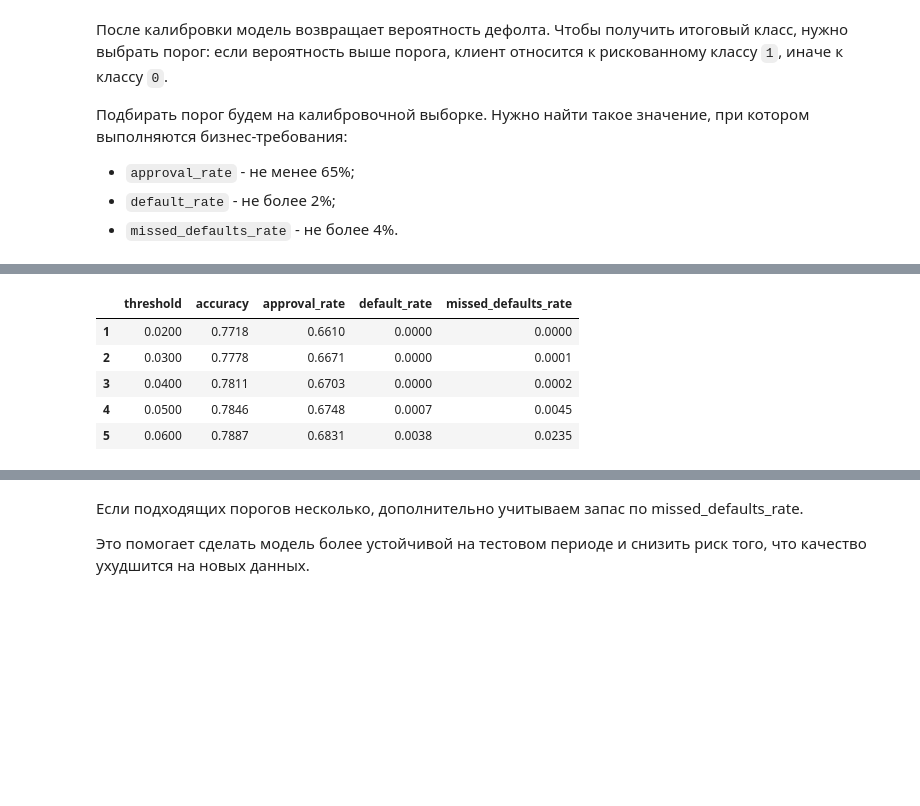
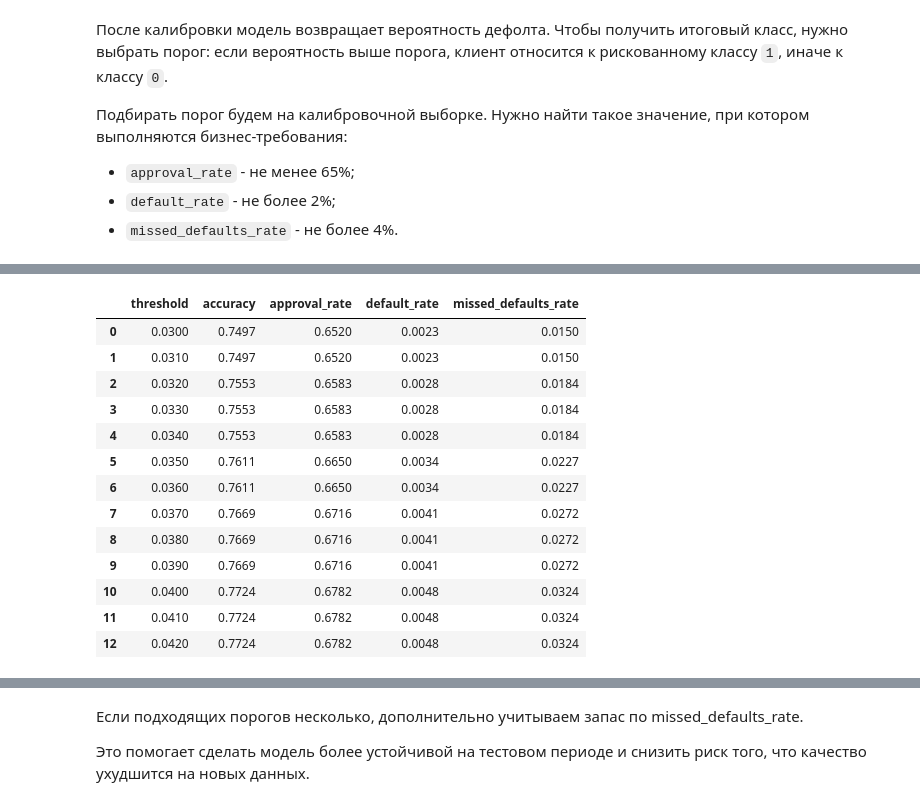
Before and after one commit to lamajker/DS_YP_Behavioral_Scoring_Default_Prediction, a Jupyter notebook: DS_YP_Behavioral_Scoring_Default_Prediction_Melnikov.ipynb, the cells around one changed output, grey strips where cells are left out. Saved outputs shown, nothing was run; the diff lists cells and outputs as text; code cells hidden in the pictures; blank space fills up the shorter version.

```diff
--- a/DS_YP_Behavioral_Scoring_Default_Prediction_Melnikov.ipynb
+++ b/DS_YP_Behavioral_Scoring_Default_Prediction_Melnikov.ipynb
@@ -2179,5 +2554,7 @@ print(f'Булевы признаки: {len(bool_features)}')
 # %%
 # Пайплайн предобработки признаков
+# Пропуски были обработаны заранее при сборке витрины:
+# для новых клиентов добавлены индикаторы отсутствия истории, а сами пропуски заполнены нулями без использования будущих данных
 
 preprocessor = ColumnTransformer(
     transformers=[
@@ -2185,7 +2562,6 @@ preprocessor = ColumnTransformer(
             'num',
             Pipeline(
                 steps=[
-                    ('imputer', SimpleImputer(strategy='median')),
                     ('scaler', StandardScaler())
                 ]
             ),
@@ -2195,8 +2571,14 @@ preprocessor = ColumnTransformer(
             'cat',
             Pipeline(
                 steps=[
-                    ('imputer', SimpleImputer(strategy='most_frequent')),
-                    ('encoder', OneHotEncoder(handle_unknown='ignore', drop='first', sparse_output=False))
+                    (
+                        'encoder',
+                        OneHotEncoder(
+                            handle_unknown='ignore',
+                            drop='first',
+                            sparse_output=False
+                        )
+                    )
                 ]
             ),
             cat_features
@@ -2222,10 +2676,19 @@ def build_pipeline(model):
 
 
 def build_imb_pipeline(model):
+
     return ImbPipeline(
         steps=[
             ('preprocessing', preprocessor),
-            ('sampler', RandomUnderSampler(random_state=RANDOM_STATE)),
+
+            (
+                'sampler',
+                RandomUnderSampler(
+                    sampling_strategy=0.35,
+                    random_state=RANDOM_STATE
+                )
+            ),
+
             ('model', model)
         ]
     )
@@ -2620,12 +3308,12 @@ cv_results.sort_values(
 
 Проведем калибровку лучшей модели Random Forest на отдельной калибровочной выборке.
 # %%
-# Создаем лучший Random Forest с найденными параметрами
+# Для дальнейшей калибровки используем
+# лучшую модель по результатам CV
 
 final_random_forest = RandomForestClassifier(
     random_state=RANDOM_STATE,
-    n_jobs=N_JOBS,
-    **best_rf_params
+    n_jobs=N_JOBS
 )
 
 final_random_forest_pipeline = build_imb_pipeline(
@@ -2826,7 +3550,11 @@ print(
 def collect_threshold_metrics(y_true, y_proba, thresholds=None):
 
     if thresholds is None:
-        thresholds = np.arange(0.01, 0.99, 0.01)
+        thresholds = np.arange(
+    0.030,
+    0.051,
+    0.001
+)
 
     rows = []
 
@@ -2890,32 +3618,44 @@ threshold_results.head(10)
 # %%
 # Фиксируем бизнес-ограничения
 
 TARGET_APPROVAL_RATE = 0.65
 TARGET_DEFAULT_RATE = 0.02
 TARGET_MISSED_DEFAULTS_RATE = 0.04
+
+# Добавим запас по missed defaults rate,
+# чтобы порог лучше переносился на test-период
+SAFE_MISSED_DEFAULTS_RATE = 0.035
 
 valid_thresholds = threshold_results[
     (
         threshold_results['approval_rate']
         >= TARGET_APPROVAL_RATE
     )
     &
     (
         threshold_results['default_rate']
         <= TARGET_DEFAULT_RATE
     )
     &
     (
         threshold_results['missed_defaults_rate']
-        <= TARGET_MISSED_DEFAULTS_RATE
+        <= SAFE_MISSED_DEFAULTS_RATE
     )
 ].copy()
 
 valid_thresholds
 # %% [output]
 |  | threshold | accuracy | approval_rate | default_rate | missed_defaults_rate |
-| 1 | 0.0200 | 0.7718 | 0.6610 | 0.0000 | 0.0000 |
-| 2 | 0.0300 | 0.7778 | 0.6671 | 0.0000 | 0.0001 |
-| 3 | 0.0400 | 0.7811 | 0.6703 | 0.0000 | 0.0002 |
-| 4 | 0.0500 | 0.7846 | 0.6748 | 0.0007 | 0.0045 |
-| 5 | 0.0600 | 0.7887 | 0.6831 | 0.0038 | 0.0235 |
+| 0 | 0.0300 | 0.7497 | 0.6520 | 0.0023 | 0.0150 |
+| 1 | 0.0310 | 0.7497 | 0.6520 | 0.0023 | 0.0150 |
+| 2 | 0.0320 | 0.7553 | 0.6583 | 0.0028 | 0.0184 |
+| 3 | 0.0330 | 0.7553 | 0.6583 | 0.0028 | 0.0184 |
+| 4 | 0.0340 | 0.7553 | 0.6583 | 0.0028 | 0.0184 |
+| 5 | 0.0350 | 0.7611 | 0.6650 | 0.0034 | 0.0227 |
+| 6 | 0.0360 | 0.7611 | 0.6650 | 0.0034 | 0.0227 |
+| 7 | 0.0370 | 0.7669 | 0.6716 | 0.0041 | 0.0272 |
+| 8 | 0.0380 | 0.7669 | 0.6716 | 0.0041 | 0.0272 |
+| 9 | 0.0390 | 0.7669 | 0.6716 | 0.0041 | 0.0272 |
+| 10 | 0.0400 | 0.7724 | 0.6782 | 0.0048 | 0.0324 |
+| 11 | 0.0410 | 0.7724 | 0.6782 | 0.0048 | 0.0324 |
+| 12 | 0.0420 | 0.7724 | 0.6782 | 0.0048 | 0.0324 |
```
Also changed, not shown: parts of 125 cells of this notebook.
